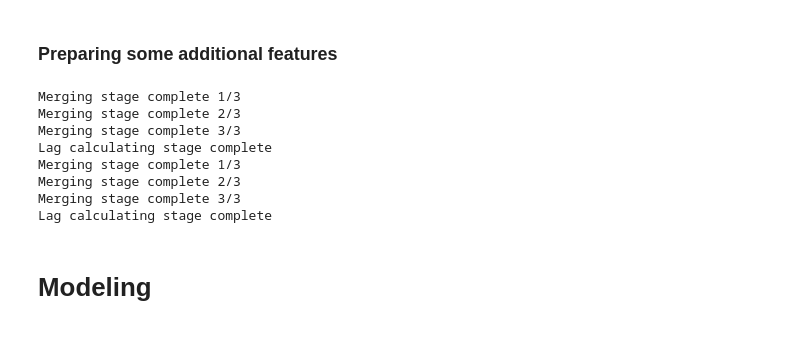
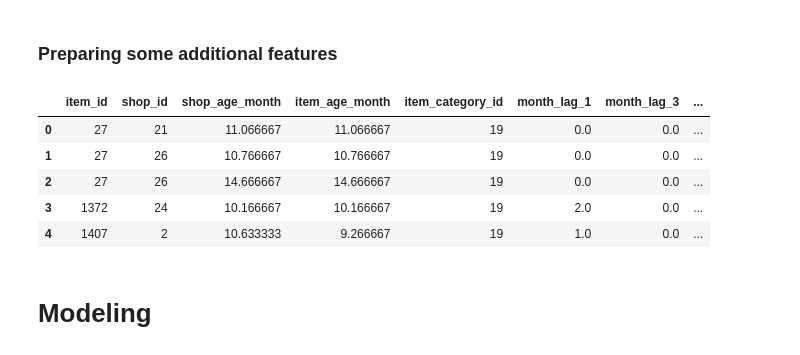
Before and after one commit to masha-mcr/DS_practice, a Jupyter notebook: future_sales_prediction/notebooks/2.1 Baseline modeling 1.ipynb, the cells around one changed output. Saved outputs shown, nothing was run; the diff lists cells and outputs as text; code cells hidden in the pictures.

```diff
--- a/future_sales_prediction/notebooks/2.1 Baseline modeling 1.ipynb
+++ b/future_sales_prediction/notebooks/2.1 Baseline modeling 1.ipynb
@@ -176,14 +178,2 @@ def build_features(df, lookup_tables, sales_lags):
     data.drop([i for i in range(0, 34)], axis=1, inplace=True)
     return data
-# %%
-val = build_features(val_data, datasets,sales_pivot)
-train = build_features(train_data, datasets,sales_pivot)
-# %% [output]
-Merging stage complete 1/3
-Merging stage complete 2/3
-Merging stage complete 3/3
-Lag calculating stage complete
-Merging stage complete 1/3
-Merging stage complete 2/3
-Merging stage complete 3/3
-Lag calculating stage complete
@@ -195,3 +180,12 @@ train_y = train['item_cnt_month']
+# %%
+train_x.head()
+# %% [output]
+|  | item_id | shop_id | shop_age_month | item_age_month | item_category_id | month_lag_1 | month_lag_3 | ... |
+| 0 | 27 | 21 | 11.066667 | 11.066667 | 19 | 0.0 | 0.0 | ... |
+| 1 | 27 | 26 | 10.766667 | 10.766667 | 19 | 0.0 | 0.0 | ... |
+| 2 | 27 | 26 | 14.666667 | 14.666667 | 19 | 0.0 | 0.0 | ... |
+| 3 | 1372 | 24 | 10.166667 | 10.166667 | 19 | 2.0 | 0.0 | ... |
+| 4 | 1407 | 2 | 10.633333 | 9.266667 | 19 | 1.0 | 0.0 | ... |
 # %% [markdown]
 # Modeling
 # %%
```
Also changed, not shown: parts of 19 cells of this notebook, 1 other file.
